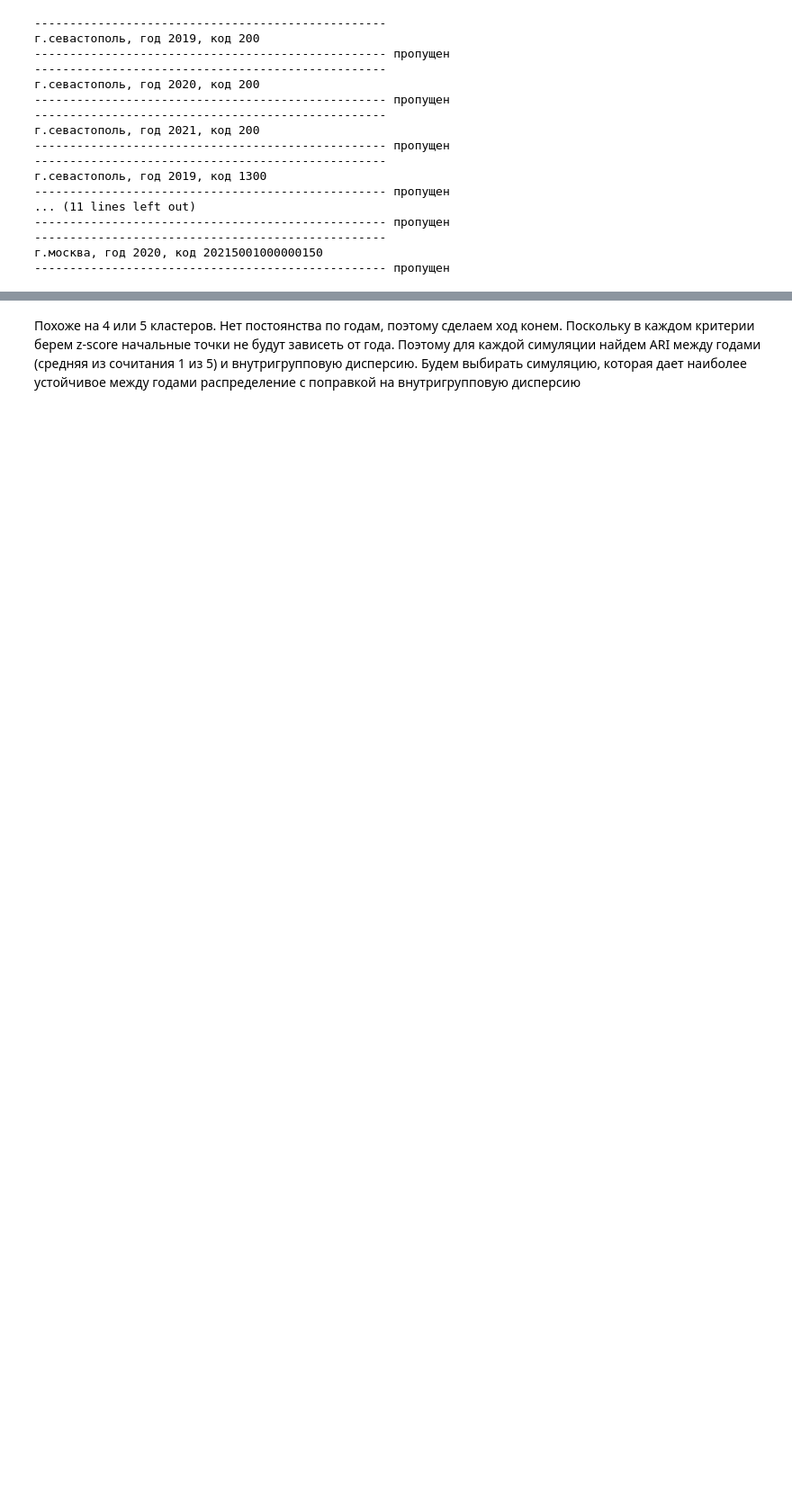
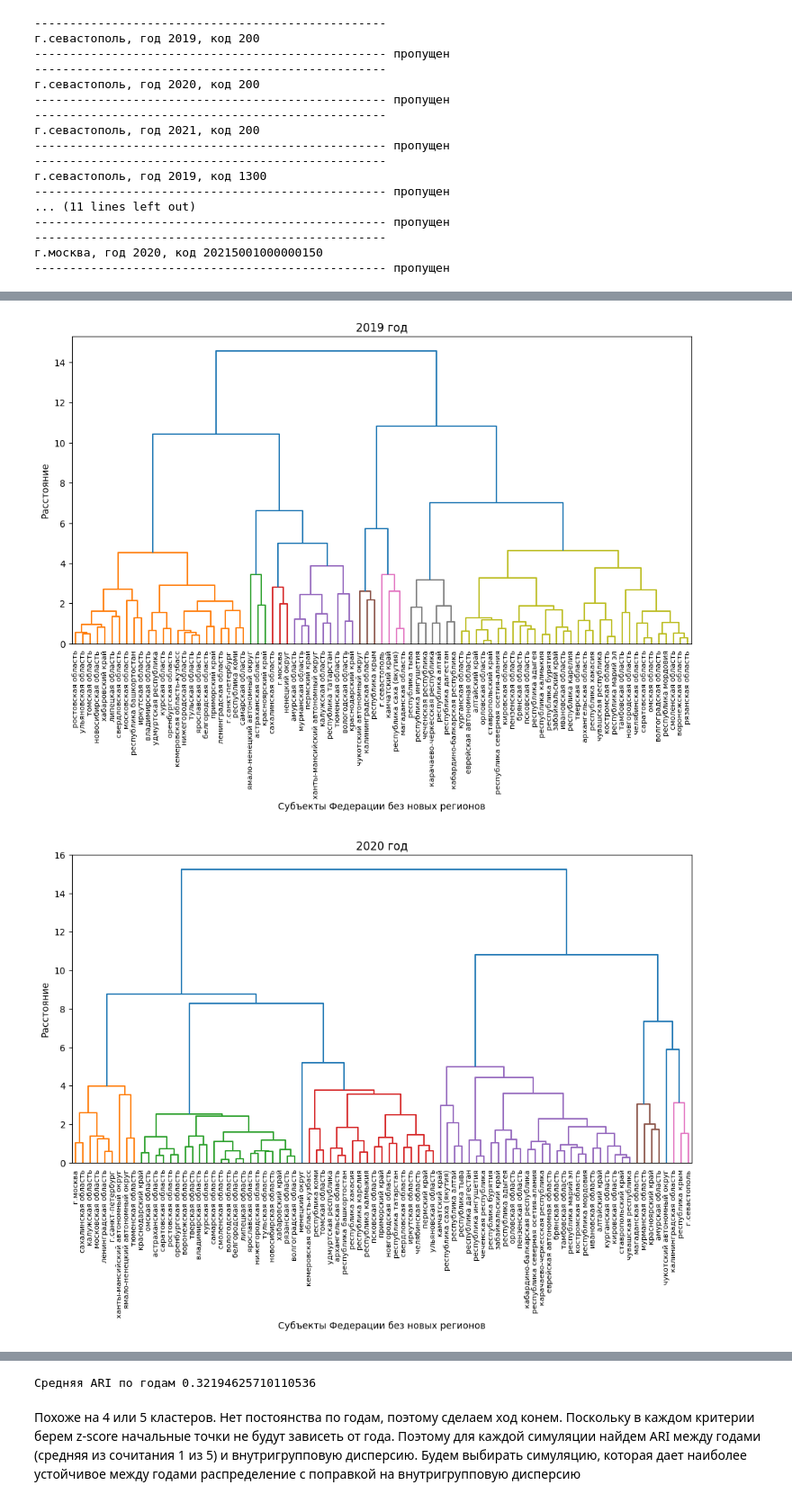
Before and after one commit to vasyanvasyan-r/roskazna_and_clustering, a Jupyter notebook: parsefile.ipynb, the cells around one changed output, grey strips where cells are left out. Shown at 90% size. Cells and saved outputs as stored; diff of their text form; code cells hidden in the pictures; blank space fills up the shorter version.

```diff
--- a/parsefile.ipynb
+++ b/parsefile.ipynb
@@ -472,15 +475,25 @@ for type_ in iter_dict:
 -------------------------------------------------- пропущен
 # %%
 criteria_1 = data['earn']['donat']['exec']/data['earn']['mbt']['exec'] # доля дотаций в мбт
+criteria_1_p = data['earn']['donat']['plan']/data['earn']['mbt']['plan'] # доля дотаций в мбт
 criteria_2 = data['earn']['total']['exec']/data['cost']['total']['exec'] # дефицит (в виде отношения доходов к расходам. Иначе очень сильно падает качество разбиения)
-criteria_3 = ((vrp.iloc[:, 3:]/vrp.iloc[:, :-3].to_numpy())**(1/3)).rename_axis(None, axis = 0) # средний темп роста ВРП за последение три года
+criteria_2_p = data['earn']['total']['plan']/data['cost']['total']['plan'] # дефицит (в виде отношения доходов к расходам. Иначе очень сильно падает качество разбиения)
+criteria_3 = ((vrp.iloc[:, 3:]/vrp.iloc[:, :-3].to_numpy())**(1/4)).rename_axis(None, axis = 0) # type: ignore
+criteria_3_p = ((vrp.iloc[:, 2:-1]/vrp.iloc[:, :-3].to_numpy())**(1/3)).rename_axis(None, axis = 0) # type: ignore
 own_income = (data['earn']['income_tax']['exec']
               +data['earn']['property_tax']['exec']
               +data['earn']['goods_tax']['exec'])
 criteria_4 = own_income/data['earn']['total']['exec'] # доля собственных доходов в общих
+own_income_p = (data['earn']['income_tax']['plan']
+              +data['earn']['property_tax']['plan']
+              +data['earn']['goods_tax']['plan'])
+criteria_4_p = own_income/data['earn']['total']['plan'] # доля собственных доходов в общих
 social_costs = (data['cost']['culture']['exec']+
               data['cost']['education']['exec']+
               data['cost']['sport']['exec']+
               data['cost']['s_policy']['exec']+
               data['cost']['health_care']['exec'])
 criteria_5 = social_costs/data['cost']['total']['exec'] # доля социальных расходов во всех доходах
+criteria_6 = (data['earn']['total']['exec'] - data['cost']['total']['exec']) # обычный дефицит
+criteria_7 = (data['earn']['total']['plan'] - data['cost']['total']['plan']) # планируемый дефицит
+criteria_8 = (data['cost']['debt']['exec'] - data['cost']['debt']['plan'])
@@ -527,0 +500,58 @@ for year in list_of_years:
+# %%
+from scipy.cluster.hierarchy import dendrogram, linkage, fcluster
+import pandas as pd
+import numpy as np
+import matplotlib.pyplot as plt
+
+list_of_years = ['2019', '2020', '2021', '2022', '2023']
+all_labels = pd.DataFrame()  # сюда будем собирать метки
+
+for year in list_of_years:
+
+    cluster_data = pd.DataFrame([criteria_1[year],
+                                criteria_2[year],
+                                criteria_3[year],
+                                criteria_4[year],
+                                criteria_5[year]]).T
+    cluster_data.columns = ['cr_1','cr_2','cr_3','cr_4','cr_5']
+
+    # стандартизируем
+    cluster_data = cluster_data.apply(lambda x: (x - np.mean(x))/np.std(x))
+
+    # иерархическая кластеризация
+    Z = linkage(cluster_data.values, method="ward")
+
+    # разбиение на 5 кластеров
+    labels = fcluster(Z, t=5, criterion='maxclust')
+
+    # добавляем в таблицу
+    all_labels[year] = labels
+
+    # (опционально) рисуем дендрограмму
+    plt.figure(figsize=(12,6))
+    dendrogram(
+        Z,
+        labels=cluster_data.index.astype(str),
+        leaf_rotation=90,
+        leaf_font_size=8,
+        color_threshold=Z[-7, 2]
+    )
+    plt.title(f"{year} год")
+    plt.xlabel("Субъекты Федерации без новых регионов")
+    plt.ylabel("Расстояние")
+    plt.show()
+
+# выводим таблицу меток
+n_years = len(list_of_years)
+# матрица сходства между всеми запусками
+ari_matrix = np.zeros((n_years, n_years))
+for i in range(n_years):
+    for j in range(i+1, n_years):
+        ari = adjusted_rand_score(all_labels.iloc[:, i], all_labels.iloc[:, j])
+        ari_matrix[i, j] = ari
+        ari_matrix[j, i] = ari
+ari_matrix[np.triu_indices(n_years, 1)].mean()
+print(f"Средняя ARI по годам {ari_matrix[np.triu_indices(n_years, 1)].mean()}")
+# %% [output]
+[figure, added]
+[figure, added]
@@ -528,3 +561,4 @@ for year in list_of_years:
+Средняя ARI по годам 0.32194625710110536
 # %% [markdown]
 Похоже на 4 или 5 кластеров. Нет постоянства по годам, поэтому сделаем ход конем. Поскольку в каждом критерии берем z-score начальные точки не будут зависеть от года. Поэтому для каждой симуляции найдем ARI между годами (средняя из сочитания 1 из 5) и внутригрупповую дисперсию. Будем выбирать симуляцию, которая дает наиболее устойчивое между годами распределение с поправкой на внутригрупповую дисперсию
 # %%
```
Also changed, not shown: parts of 25 cells of this notebook, 4 other files.
